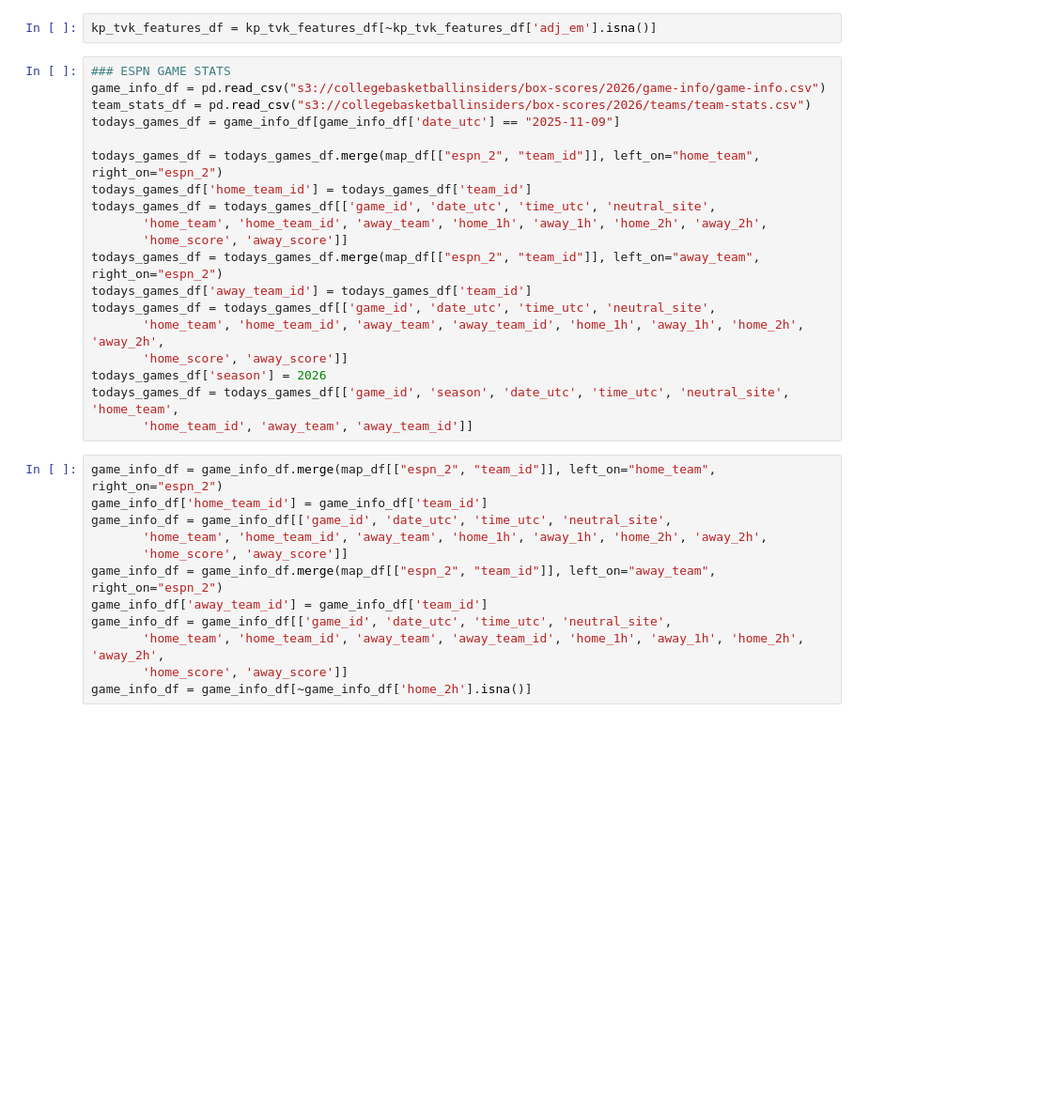
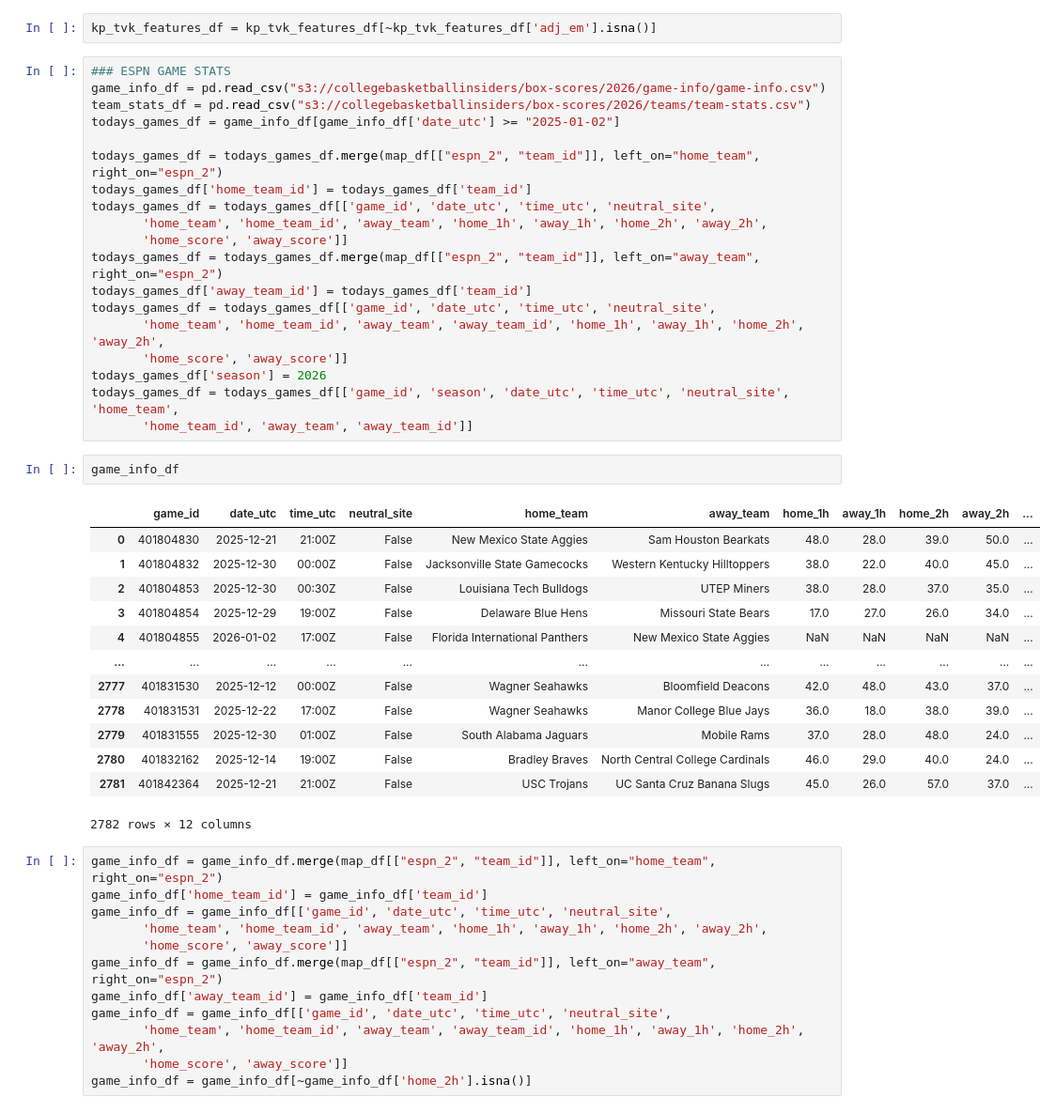
Before and after one commit to dimmittnick/march_madness, a Jupyter notebook: inferencing/inference.ipynb, the cells around one changed output. Shown at 94% size. Drawn from its saved outputs; the diff is of its cells as text; blank space fills up the shorter version.

```diff
--- a/inferencing/inference.ipynb
+++ b/inferencing/inference.ipynb
@@ -1268,7 +1303,7 @@ kp_tvk_features_df = kp_tvk_features_df[~kp_tvk_features_df['adj_em'].isna()]
 ### ESPN GAME STATS
 game_info_df = pd.read_csv("s3://collegebasketballinsiders/box-scores/2026/game-info/game-info.csv")
 team_stats_df = pd.read_csv("s3://collegebasketballinsiders/box-scores/2026/teams/team-stats.csv")
-todays_games_df = game_info_df[game_info_df['date_utc'] == "2025-11-09"]
+todays_games_df = game_info_df[game_info_df['date_utc'] >= "2025-01-02"]
 
 todays_games_df = todays_games_df.merge(map_df[["espn_2", "team_id"]], left_on="home_team", right_on="espn_2")
 todays_games_df['home_team_id'] = todays_games_df['team_id']
@@ -1283,6 +1318,22 @@ todays_games_df = todays_games_df[['game_id', 'date_utc', 'time_utc', 'neutral_s
 todays_games_df['season'] = 2026
 todays_games_df = todays_games_df[['game_id', 'season', 'date_utc', 'time_utc', 'neutral_site', 'home_team',
        'home_team_id', 'away_team', 'away_team_id']]
+# %%
+game_info_df
+# %% [output]
+|  | game_id | date_utc | time_utc | neutral_site | home_team | away_team | home_1h | away_1h | home_2h | away_2h | ... |
+| 0 | 401804830 | 2025-12-21 | 21:00Z | False | New Mexico State Aggies | Sam Houston Bearkats | 48.0 | 28.0 | 39.0 | 50.0 | ... |
+| 1 | 401804832 | 2025-12-30 | 00:00Z | False | Jacksonville State Gamecocks | Western Kentucky Hilltoppers | 38.0 | 22.0 | 40.0 | 45.0 | ... |
+| 2 | 401804853 | 2025-12-30 | 00:30Z | False | Louisiana Tech Bulldogs | UTEP Miners | 38.0 | 28.0 | 37.0 | 35.0 | ... |
+| 3 | 401804854 | 2025-12-29 | 19:00Z | False | Delaware Blue Hens | Missouri State Bears | 17.0 | 27.0 | 26.0 | 34.0 | ... |
+| 4 | 401804855 | 2026-01-02 | 17:00Z | False | Florida International Panthers | New Mexico State Aggies | NaN | NaN | NaN | NaN | ... |
+| ... | ... | ... | ... | ... | ... | ... | ... | ... | ... | ... | ... |
+| 2777 | 401831530 | 2025-12-12 | 00:00Z | False | Wagner Seahawks | Bloomfield Deacons | 42.0 | 48.0 | 43.0 | 37.0 | ... |
+| 2778 | 401831531 | 2025-12-22 | 17:00Z | False | Wagner Seahawks | Manor College Blue Jays | 36.0 | 18.0 | 38.0 | 39.0 | ... |
+| 2779 | 401831555 | 2025-12-30 | 01:00Z | False | South Alabama Jaguars | Mobile Rams | 37.0 | 28.0 | 48.0 | 24.0 | ... |
+| 2780 | 401832162 | 2025-12-14 | 19:00Z | False | Bradley Braves | North Central College Cardinals | 46.0 | 29.0 | 40.0 | 24.0 | ... |
+| 2781 | 401842364 | 2025-12-21 | 21:00Z | False | USC Trojans | UC Santa Cruz Banana Slugs | 45.0 | 26.0 | 57.0 | 37.0 | ... |
+2782 rows × 12 columns
 # %%
 game_info_df = game_info_df.merge(map_df[["espn_2", "team_id"]], left_on="home_team", right_on="espn_2")
 game_info_df['home_team_id'] = game_info_df['team_id']
```
Also changed, not shown: parts of 10 cells of this notebook, 28 other files.
